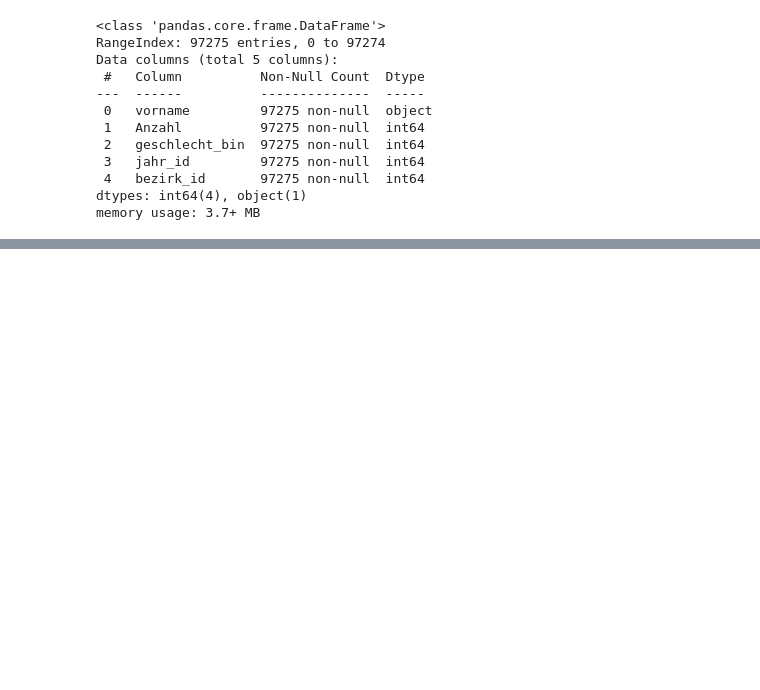
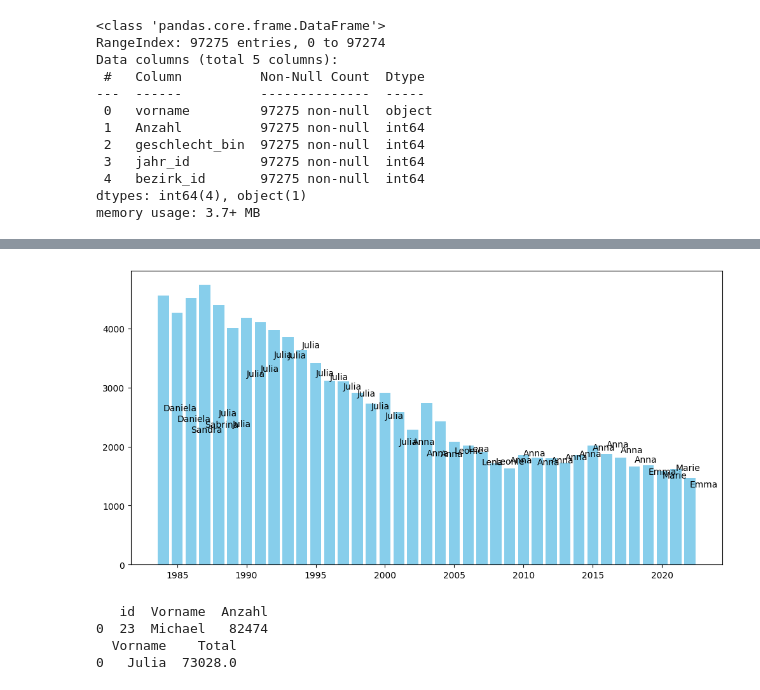
Before and after one commit to claudiamattes98/babynames_database, a Jupyter notebook: babynames_analyse.ipynb, the cells around one changed output, grey strips where cells are left out. Drawn from its saved outputs; the diff is of its cells as text; code cells hidden in the pictures; blank space fills up the shorter version.

```diff
--- a/babynames_analyse.ipynb
+++ b/babynames_analyse.ipynb
@@ -50,0 +81,25 @@ memory usage: 3.7+ MB
+# %%
+#most_pop_malenames during years
+pop_fem_names_year = pd.read_sql("""WITH RankedNames AS (SELECT vorname, jahr_id, geschlecht_bin, Anzahl, ROW_NUMBER() OVER (PARTITION BY jahr_id ORDER BY Anzahl DESC) as name_rank FROM names_per_year WHERE geschlecht_bin = '2') SELECT vorname, jahr_id, Anzahl FROM RankedNames WHERE name_rank = 1;""", conn)
+print(pop_fem_names_year.head(34))
+plt.figure(figsize=(12, 6))
+plt.bar(pop_fem_names_year['jahr_id'], pop_fem_names_year['Anzahl'], color='skyblue')
+
+for index, row in pop_fem_names_year.iterrows():
+    plt.text(row['jahr_id'], row['Anzahl'], row['vorname'], )
+plt.show()
+# %% [output]
+[figure, added]
+# %%
+#the most popular male name
+most_pop_male_names = pd.read_sql("""SELECT * FROM vornamen_counts ORDER BY Anzahl desc; """, conn)
+print(most_pop_male_names.head(1))
+#the most popular female name
+most_pop_fem_names = pd.read_sql("""SELECT Vorname, SUM(Anzahl) AS Total FROM vornamen WHERE geschlecht_bin = 2 GROUP BY
+Vorname ORDER BY Total DESC LIMIT 1;""", conn)
+print(most_pop_fem_names.head(2))
+# %% [output]
+   id  Vorname  Anzahl
+0  23  Michael   82474
+  Vorname    Total
+0   Julia  73028.0
```
Also changed, not shown: parts of 11 cells of this notebook.
